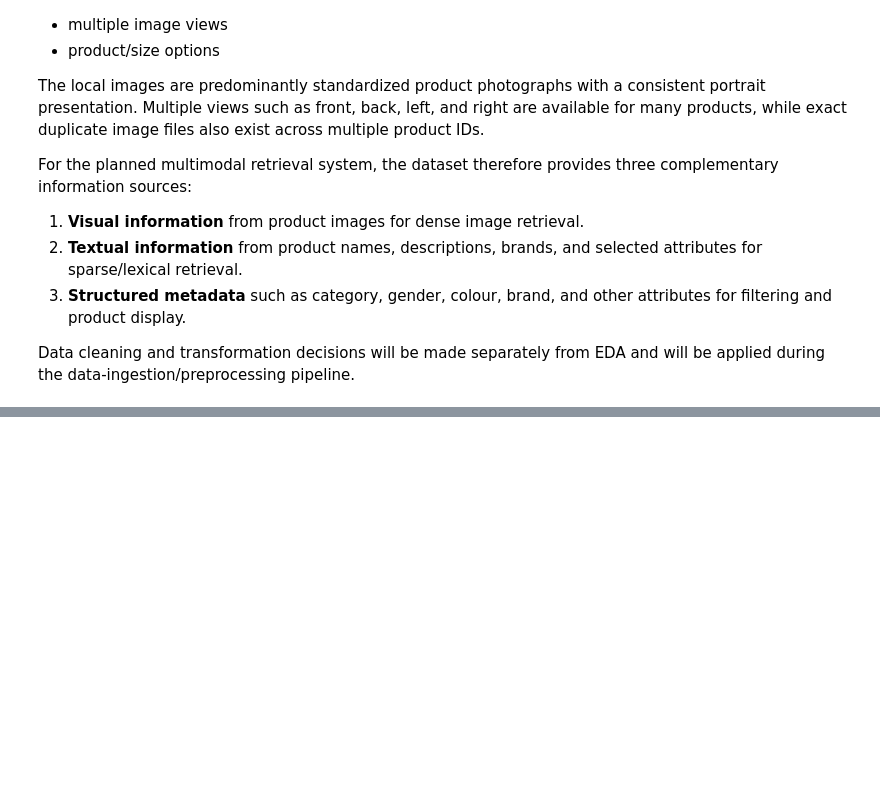
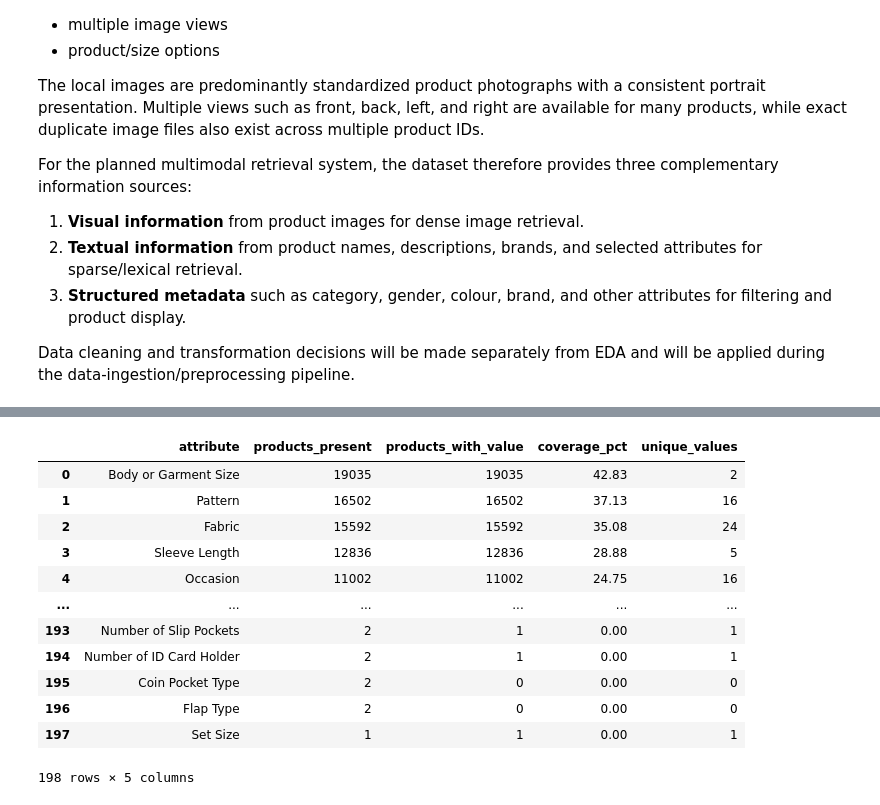
Before and after one commit to jnDhruv/multi-modal-fashion-ecom, a Jupyter notebook: data/notebooks/fashion-eda.ipynb, the cells around one changed output, grey strips where cells are left out. Cells and saved outputs as stored; diff of their text form; code cells hidden in the pictures; blank space fills up the shorter version.

```diff
--- a/data/notebooks/fashion-eda.ipynb
+++ b/data/notebooks/fashion-eda.ipynb
@@ -2178,0 +2274,67 @@ EDA and will be applied during the data-ingestion/preprocessing pipeline.
+# %%
+# Values that should be treated as missing / non-informative
+MISSING_ATTRIBUTE_VALUES = {
+    "",
+    "NA",
+    "N/A",
+    "NULL",
+    "NONE",
+    "NOT APPLICABLE",
+    "NOT_AVAILABLE"
+}
+
+attribute_stats = []
+
+for attribute, count in attribute_presence.items():
+    valid_count = 0
+    values = []
+
+    for record in json_records:
+        attrs = record.get("data", {}).get("articleAttributes", {})
+
+        if attribute not in attrs:
+            continue
+
+        value = attrs[attribute]
+
+        # Normalize for checking missing values
+        if value is None:
+            continue
+
+        value_str = str(value).strip()
+
+        if value_str.upper() in MISSING_ATTRIBUTE_VALUES:
+            continue
+
+        valid_count += 1
+        values.append(value_str)
+
+    attribute_stats.append({
+        "attribute": attribute,
+        "products_present": count,
+        "products_with_value": valid_count,
+        "coverage_pct": round(valid_count / len(json_records) * 100, 2),
+        "unique_values": len(set(values))
+    })
+
+attribute_profile = (
+    pd.DataFrame(attribute_stats)
+    .sort_values("coverage_pct", ascending=False)
+    .reset_index(drop=True)
+)
+
+attribute_profile
+# %% [output]
+|  | attribute | products_present | products_with_value | coverage_pct | unique_values |
+| 0 | Body or Garment Size | 19035 | 19035 | 42.83 | 2 |
+| 1 | Pattern | 16502 | 16502 | 37.13 | 16 |
+| 2 | Fabric | 15592 | 15592 | 35.08 | 24 |
+| 3 | Sleeve Length | 12836 | 12836 | 28.88 | 5 |
+| 4 | Occasion | 11002 | 11002 | 24.75 | 16 |
+| ... | ... | ... | ... | ... | ... |
+| 193 | Number of Slip Pockets | 2 | 1 | 0.00 | 1 |
+| 194 | Number of ID Card Holder | 2 | 1 | 0.00 | 1 |
+| 195 | Coin Pocket Type | 2 | 0 | 0.00 | 0 |
+| 196 | Flap Type | 2 | 0 | 0.00 | 0 |
+| 197 | Set Size | 1 | 1 | 0.00 | 1 |
+198 rows × 5 columns
```
Also changed, not shown: parts of 38 cells of this notebook.
